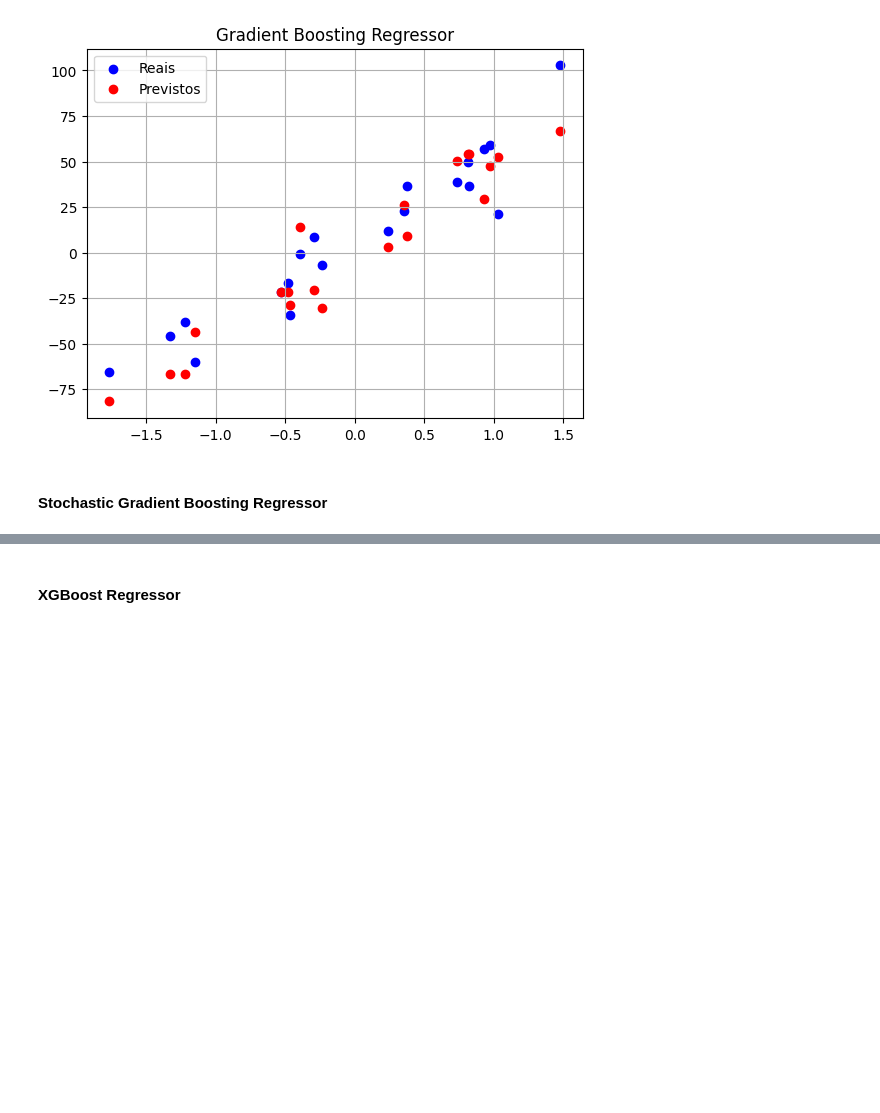
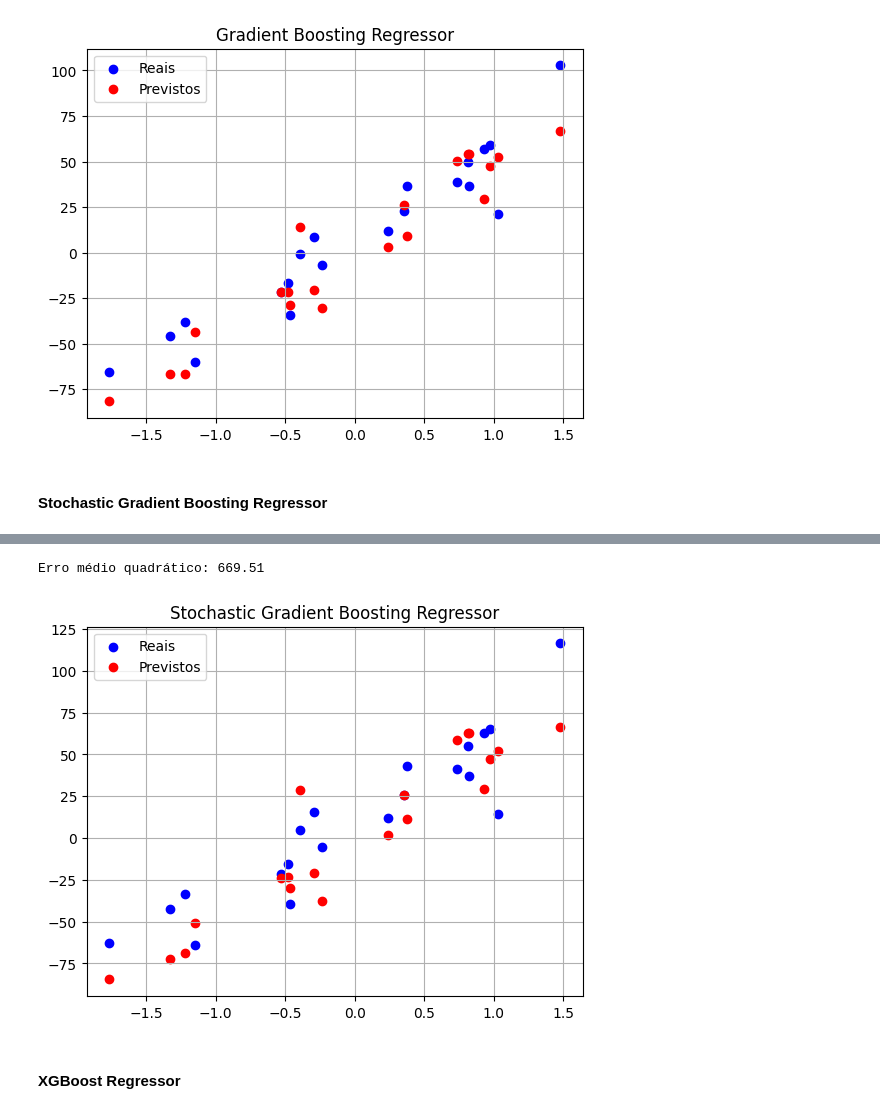
Before and after one commit to GB-Navarro/case-ia-fea-dev, a Jupyter notebook: case_ia.ipynb, the cells around one changed output, grey strips where cells are left out. Drawn from its saved outputs; the diff is of its cells as text; code cells hidden in the pictures; blank space fills up the shorter version.

Commit message:
Update case_ia.ipynb
Finalização da parte de ensemble

```diff
--- a/case_ia.ipynb
+++ b/case_ia.ipynb
@@ -826,2 +839,39 @@ Erro médio quadrático: 395.1093315412295
+# %%
+from sklearn.ensemble import GradientBoostingRegressor
+from sklearn.datasets import make_regression
+from sklearn.model_selection import train_test_split
+from sklearn.metrics import mean_squared_error
+import matplotlib.pyplot as plt
+
+# Gerar dados fictícios
+X, y = make_regression(n_samples=100, n_features=1, noise=20, random_state=42)
+
+# Dividir em treino e teste
+X_train, X_test, y_train, y_test = train_test_split(X, y, test_size=0.2, random_state=42)
+
+# Criar modelo de Gradient Boosting com amostragem aleatória (stochastic)
+modelo = GradientBoostingRegressor(
+    n_estimators=100,
+    learning_rate=0.1,
+    max_depth=3,
+    subsample=0.7,     # <-- Aqui está o toque estocástico!
+    random_state=42
+)
+modelo.fit(X_train, y_train)
+
+# Prever e avaliar
+y_pred = modelo.predict(X_test)
+print("Erro médio quadrático:", round(mean_squared_error(y_test, y_pred), 2))
+
+# Visualizar
+plt.scatter(X_test, y_test, color='blue', label='Reais')
+plt.scatter(X_test, y_pred, color='red', label='Previstos')
+plt.legend()
+plt.title('Stochastic Gradient Boosting Regressor')
+plt.grid(True)
+plt.show()
+# %% [output]
+Erro médio quadrático: 669.51
+[figure, added]
 # %% [markdown]
 #### **XGBoost Regressor**
```
Also changed, not shown: parts of 6 cells of this notebook.
